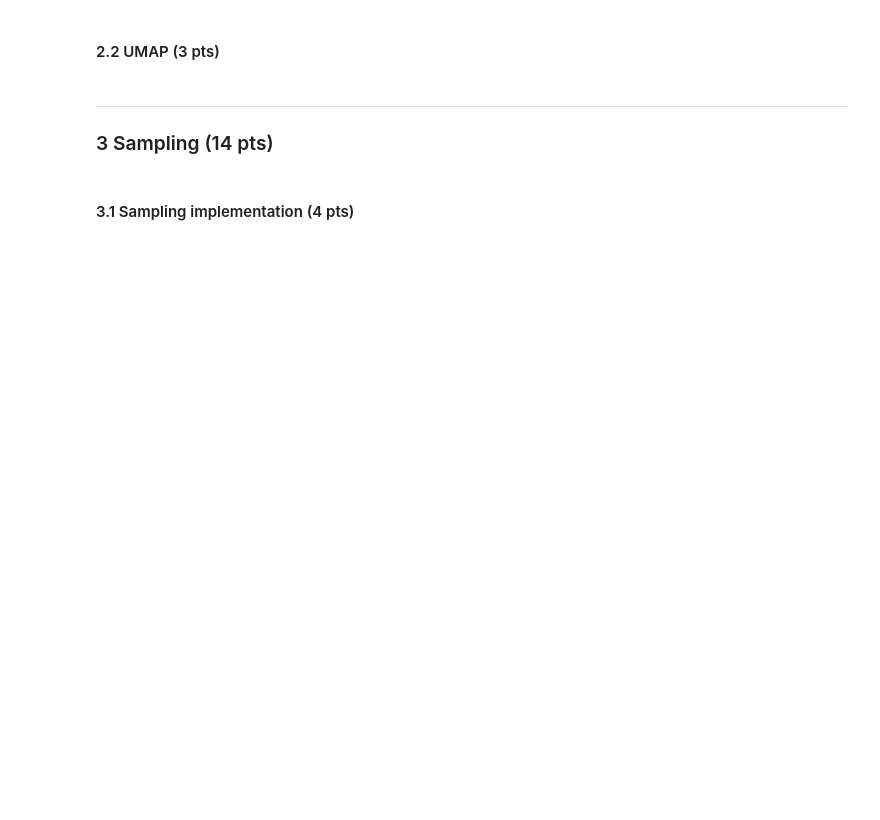
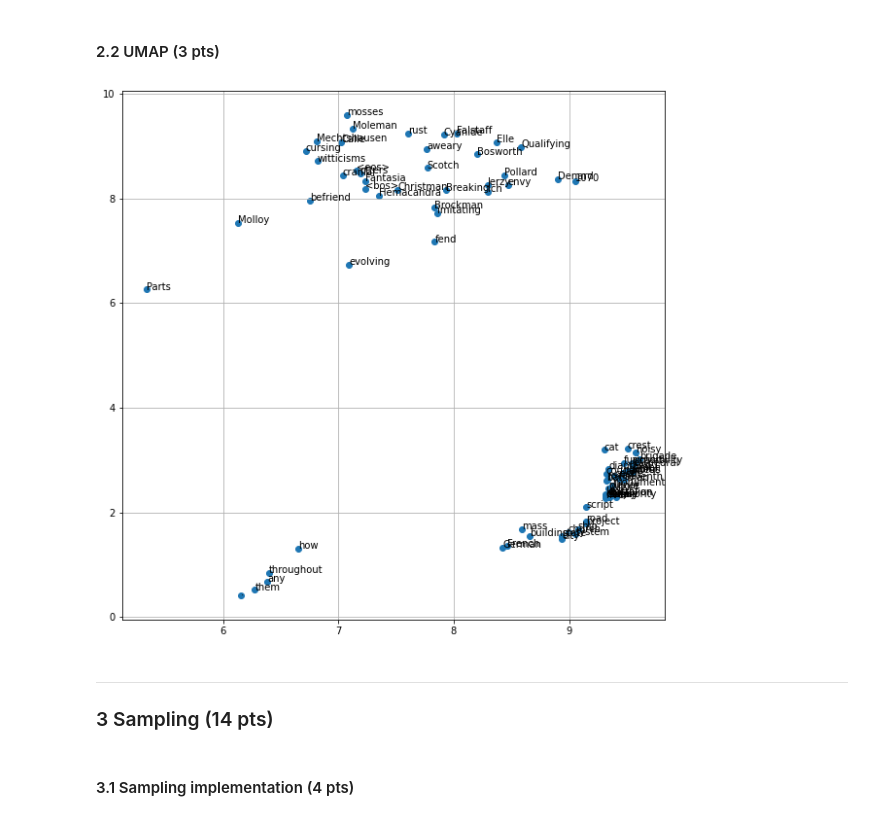
Before and after one commit to andrec279/nlp_learning, a Jupyter notebook: hw2/hw2-part2-nlm.ipynb, the cells around one changed output. Drawn from its saved outputs; the diff is of its cells as text; code cells hidden in the pictures; blank space fills up the shorter version.

```diff
--- a/hw2/hw2-part2-nlm.ipynb
+++ b/hw2/hw2-part2-nlm.ipynb
@@ -381,2 +491,9 @@ umap_plot(fake_weight_matrix, word_ids, words)
 # %% [markdown]
 #### 2.1 Word similarity (3 pts)
+# %%
+model_pt2 = LSTMLanguageModel(best_options).to(current_device)
+criterion = nn.CrossEntropyLoss(ignore_index=wikidict.get_id('<pad>'))
+model_pt2.load_state_dict(torch.load(best_model))
+
+word_embeds = model_pt2.projection.weight
+word_embeds.size()
@@ -382,0 +502,31 @@ umap_plot(fake_weight_matrix, word_ids, words)
+# %%
+def cosine_sims(word_embed, all_word_embeds):
+    '''
+    Given a single word embedding (word_embed) and a list of all word embeddings (all_word_embeds),
+    give the cosine similarity between word_embed and every word embedding in all_word_embeds, which
+    is calculated by dot(word_embed, A) / (norm(word_embed)*norm(A)) for A in all_word_embeds
+    '''
+    word_norm = torch.norm(word_embed)
+    all_words_norms = torch.norm(all_word_embeds, dim=1)
+
+    dot_prods = word_embed @ all_word_embeds.T
+    norm_prods = word_norm * all_words_norms
+
+    return dot_prods / norm_prods
+
+
+words = ['road', 'diamond', 'fur', 'cat']
+top_sim_words = {}
+for word in words:
+    word_embed = word_embeds[wikidict.get_id(word)]
+    top_sim_words[word] = {}
+    word_cosine_sims = cosine_sims(word_embed, word_embeds)
+    word_cosine_sims[wikidict.get_id(word)] = 0 # To prevent matching the word with itself
+    most_similar_inds = torch.topk(word_cosine_sims, 10, largest=True).indices
+    least_similar_inds = torch.topk(word_cosine_sims, 10, largest=False).indices
+    top_sim_words[word]['most_similar'] = wikidict.decode_idx_seq(most_similar_inds)
+    top_sim_words[word]['least_similar'] = wikidict.decode_idx_seq(least_similar_inds)
+
+for word in top_sim_words:
+    print('word:', word, top_sim_words[word])
+    print('\n')
@@ -383,5 +544,14 @@ umap_plot(fake_weight_matrix, word_ids, words)
 # %% [markdown]
 #### 2.2 UMAP (3 pts)
+# %%
+for key in top_sim_words:
+    for sim_type in top_sim_words[key]:
+        words += top_sim_words[key][sim_type]
+
+word_ids = wikidict.encode_token_seq(words)
+umap_plot(word_embeds, word_ids, words)
+# %% [output]
+[figure, added]
 # %% [markdown]
 ---
 ### 3 Sampling (14 pts)
```
Also changed, not shown: parts of 19 cells of this notebook, 7 other files.
